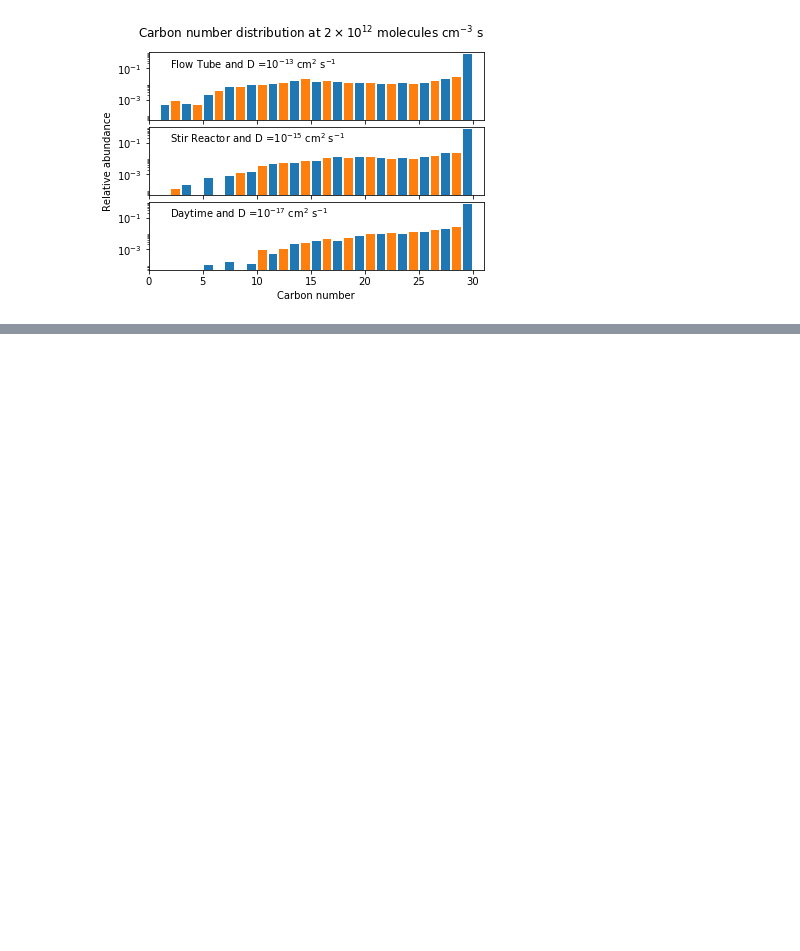
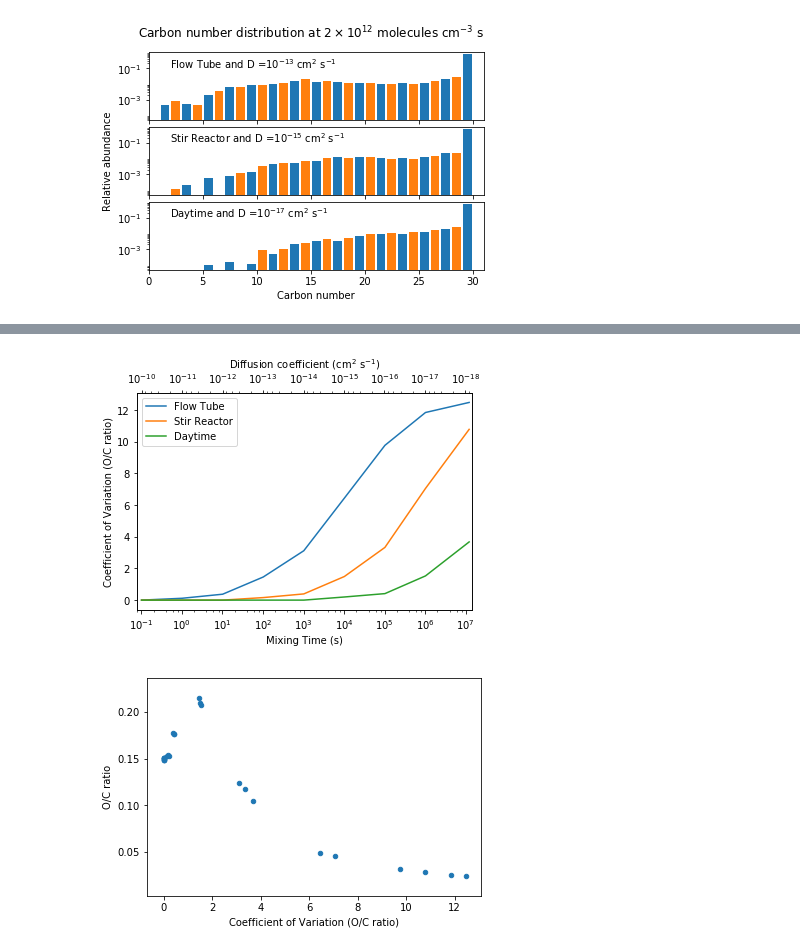
Before and after one commit to aawiegel/StackSimAnalysis, a Jupyter notebook: python/DiffusionSeries.ipynb, the cells around one changed output, grey strips where cells are left out. Saved outputs shown, nothing was run; the diff lists cells and outputs as text; code cells hidden in the pictures; blank space fills up the shorter version.

```diff
--- a/python/DiffusionSeries.ipynb
+++ b/python/DiffusionSeries.ipynb
@@ -539,0 +589,63 @@ ax[-1].set_xlabel(diff_string)
+# %%
+cov_data = dict()
+
+fig, ax = plt.subplots(1)
+
+mirrorax = ax.twiny()
+time = 2E12
+
+#fig.suptitle(r"Inhomogeneity at $2 \times 10^{12}$ molecules cm$^{-3}$ s")
+
+data_string = "O/C ratio COV"
+
+for cond in condition:
+    coef = np.array([])
+
+    cov = np.array([])
+    cov_data[cond] = pd.DataFrame()
+
+    # Get COV from each file
+    for D in diffusion["overall"]:
+            with pd.ExcelFile(os.path.join(subdir, files[cond+"_"+D])) as xlsx:
+                df = pd.read_excel(xlsx, 'model summary')
+                df2 = pd.read_excel(xlsx, 'average data')
+
+            coef = np.append(coef, D_string_conv[D])
+
+            index = (np.abs(df2["OH exposure"] - time).argmin())
+
+            cov_data[cond] = cov_data[cond].append(df2.loc[index, [data_string, "O/C ratio"]])
+
+    # Put diffusion coefficient, characteristic mixing time, and cov in data frame
+    cov_data[cond][diff_string] = coef
+    cov_data[cond]["Mixing Time (s)"] = 2E-5**2/coef/np.pi**2/4
+    #cov_data[cond][data_string] = cov
+
+    cov_data[cond].plot(x = "Mixing Time (s)", y = data_string, ax = ax,
+                   logx=True, kind = 'line', xlim=(0.078, 1.4E7))
+
+ax.legend(cond_string_conv.values())
+ax.set_xlabel("Mixing Time (s)")
+ax.set_ylabel("Coefficient of Variation (O/C ratio)")
+
+mirrorax.set_xlim([1.3E-10, 7E-19])
+mirrorax.set_xlabel(diff_string)
+mirrorax.set_xscale('log')
+
+fig.savefig(os.path.join(subdir, 'ocratio_cov.png'),
+            fmt='png', dpi=300, bbox_inches='tight')
+
+plt.show()
+
+fig, ax = plt.subplots(1)
+
+for cond in condition:
+    cov_data[cond].plot(x = data_string, y = "O/C ratio", ax = ax, kind = 'scatter')
+
+ax.set_xlabel("Coefficient of Variation (O/C ratio)")
+fig.savefig(os.path.join(subdir, "ocratio_inhomogen.png"),
+           fmt='png', dpi=300, bbox_inches='tight')
+plt.show()
+# %% [output]
+[figure, added]
+[figure, added]
```
Also changed, not shown: parts of 4 cells of this notebook.
